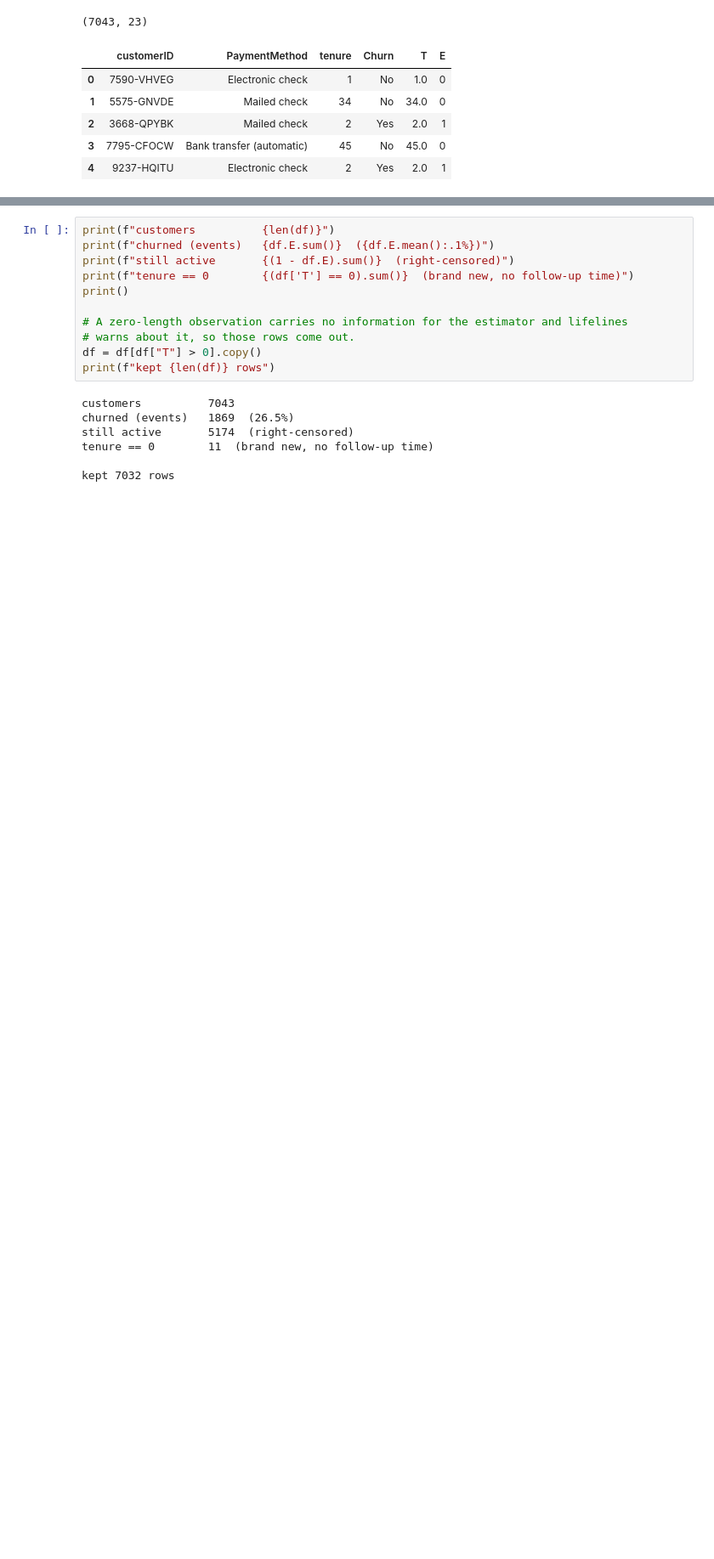
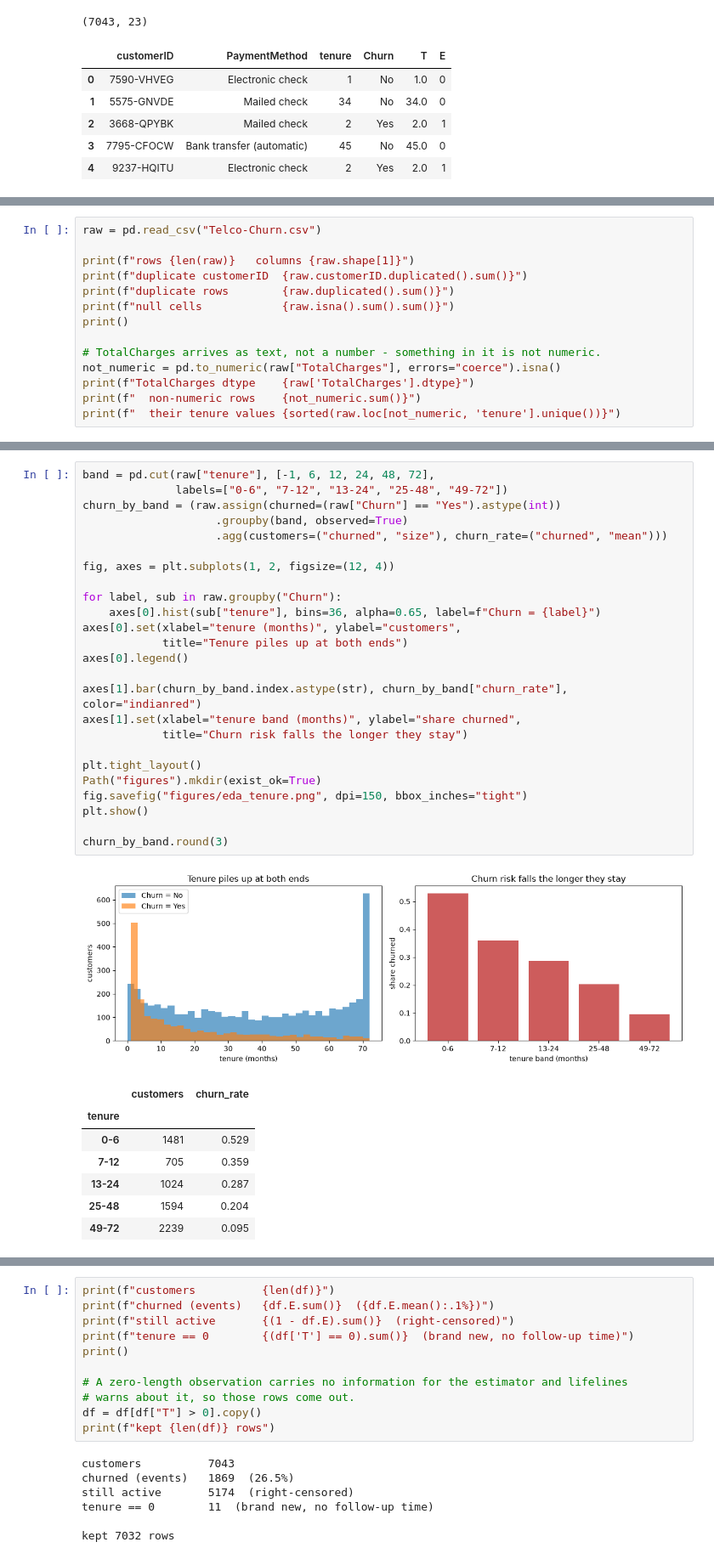
Before and after one commit to Kiatisakk/CPE342-ML, a Jupyter notebook: lab03_rg/Activity_Estimating_Lifetime.ipynb, the cells around one changed output, grey strips where cells are left out. Shown at 85% size. Saved outputs shown, nothing was run; the diff lists cells and outputs as text; blank space fills up the shorter version.

```diff
--- a/lab03_rg/Activity_Estimating_Lifetime.ipynb
+++ b/lab03_rg/Activity_Estimating_Lifetime.ipynb
@@ -38,0 +43,14 @@ df[["customerID", "PaymentMethod", "tenure", "Churn", "T", "E"]].head()
+# %%
+raw = pd.read_csv("Telco-Churn.csv")
+
+print(f"rows {len(raw)}   columns {raw.shape[1]}")
+print(f"duplicate customerID  {raw.customerID.duplicated().sum()}")
+print(f"duplicate rows        {raw.duplicated().sum()}")
+print(f"null cells            {raw.isna().sum().sum()}")
+print()
+
+# TotalCharges arrives as text, not a number - something in it is not numeric.
+not_numeric = pd.to_numeric(raw["TotalCharges"], errors="coerce").isna()
+print(f"TotalCharges dtype    {raw['TotalCharges'].dtype}")
+print(f"  non-numeric rows    {not_numeric.sum()}")
+print(f"  their tenure values {sorted(raw.loc[not_numeric, 'tenure'].unique())}")
@@ -38,0 +81,34 @@ df[["customerID", "PaymentMethod", "tenure", "Churn", "T", "E"]].head()
+# %%
+band = pd.cut(raw["tenure"], [-1, 6, 12, 24, 48, 72],
+              labels=["0-6", "7-12", "13-24", "25-48", "49-72"])
+churn_by_band = (raw.assign(churned=(raw["Churn"] == "Yes").astype(int))
+                    .groupby(band, observed=True)
+                    .agg(customers=("churned", "size"), churn_rate=("churned", "mean")))
+
+fig, axes = plt.subplots(1, 2, figsize=(12, 4))
+
+for label, sub in raw.groupby("Churn"):
+    axes[0].hist(sub["tenure"], bins=36, alpha=0.65, label=f"Churn = {label}")
+axes[0].set(xlabel="tenure (months)", ylabel="customers",
+            title="Tenure piles up at both ends")
+axes[0].legend()
+
+axes[1].bar(churn_by_band.index.astype(str), churn_by_band["churn_rate"], color="indianred")
+axes[1].set(xlabel="tenure band (months)", ylabel="share churned",
+            title="Churn risk falls the longer they stay")
+
+plt.tight_layout()
+Path("figures").mkdir(exist_ok=True)
+fig.savefig("figures/eda_tenure.png", dpi=150, bbox_inches="tight")
+plt.show()
+
+churn_by_band.round(3)
+# %% [output]
+[figure, added]
+|  | customers | churn_rate |
+| tenure |  |  |
+| 0-6 | 1481 | 0.529 |
+| 7-12 | 705 | 0.359 |
+| 13-24 | 1024 | 0.287 |
+| 25-48 | 1594 | 0.204 |
+| 49-72 | 2239 | 0.095 |
```
Also changed, not shown: parts of 15 cells of this notebook, 2 other files.
